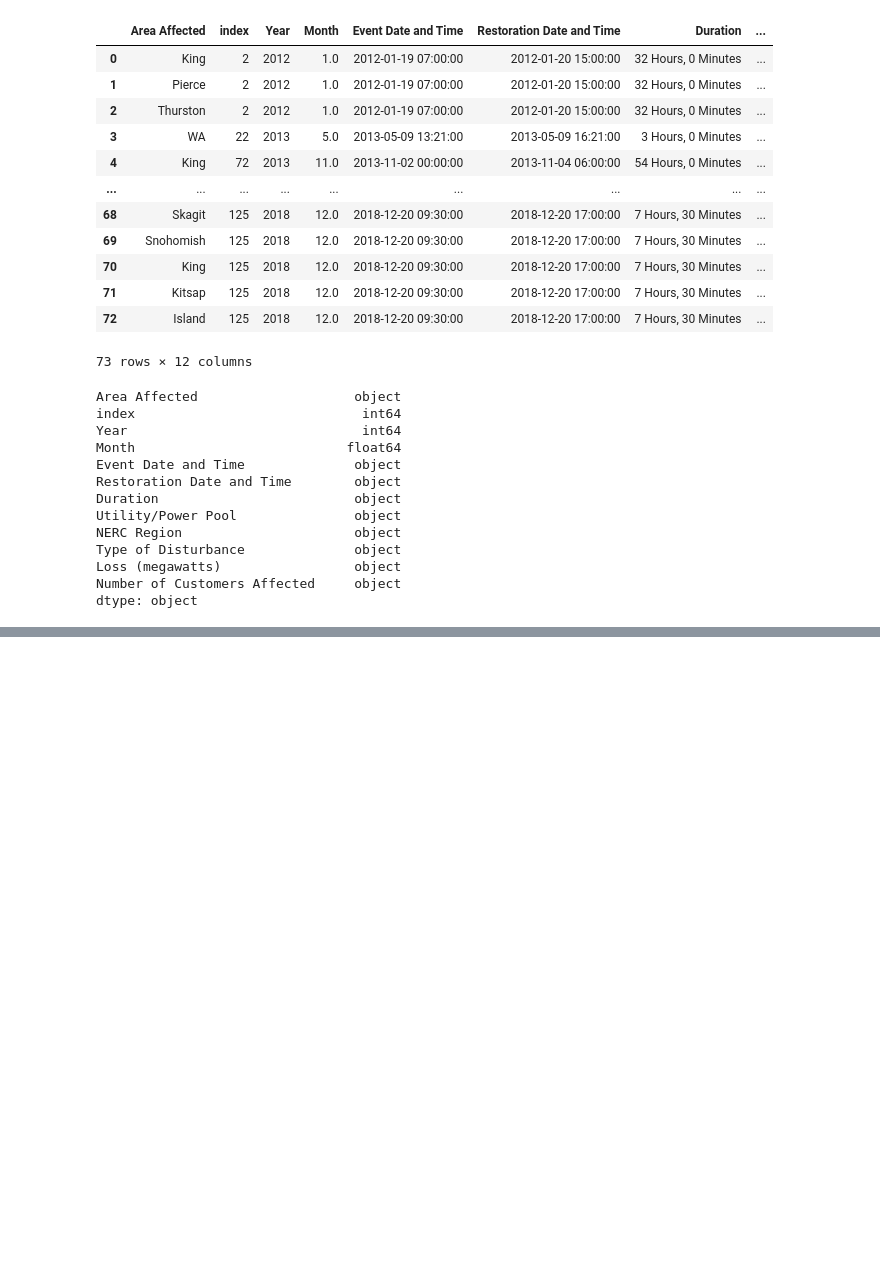
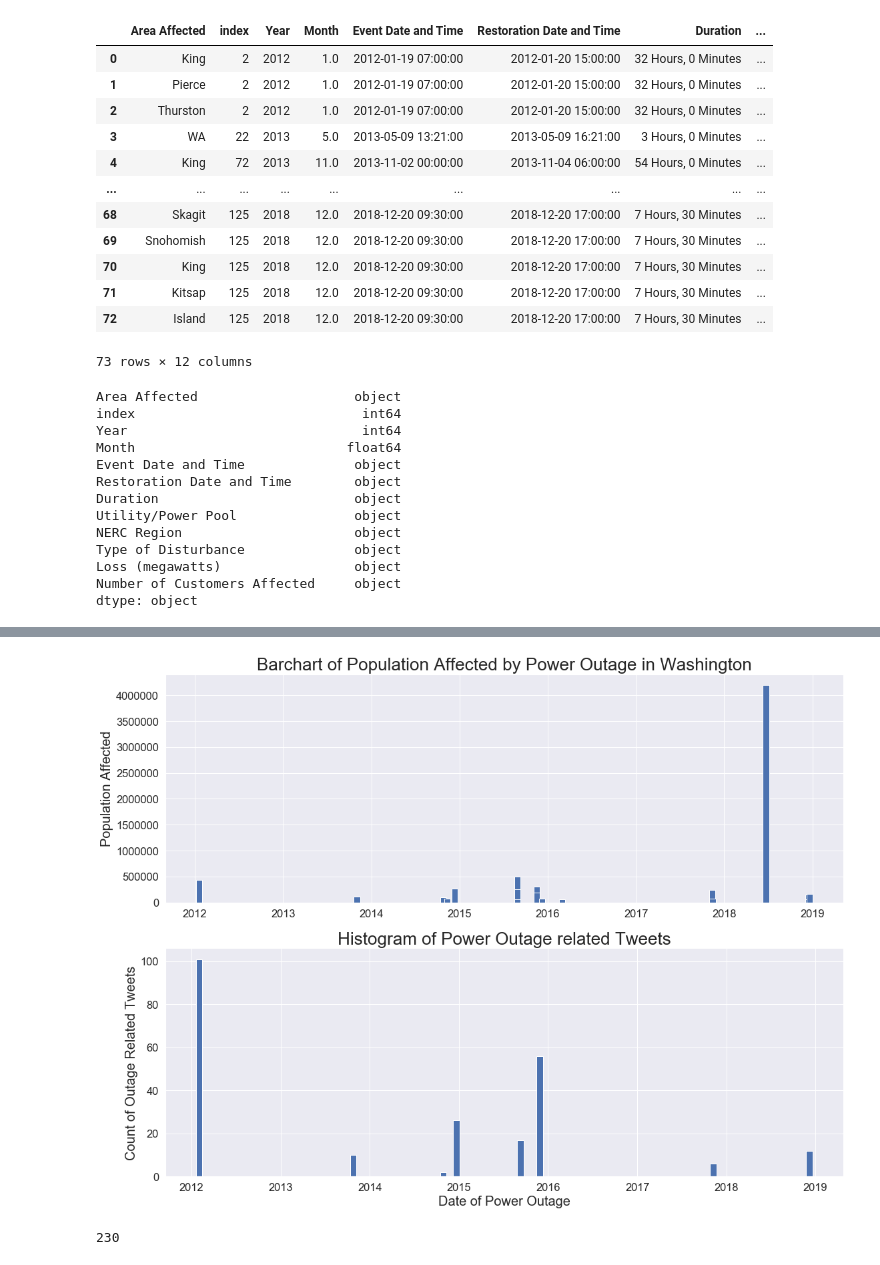
Before and after one commit to EthanHenley/power-outage-detection, a Jupyter notebook: sang/EDA.ipynb, the cells around one changed output, grey strips where cells are left out. Cells and saved outputs as stored; diff of their text form; code cells hidden in the pictures; blank space fills up the shorter version.

```diff
--- a/sang/EDA.ipynb
+++ b/sang/EDA.ipynb
@@ -58,0 +213,22 @@ dtype: object
+# %%
+plt.figure(figsize = (16,12))
+
+sns.set(font_scale = 1.5)
+
+ax1 = plt.subplot(211)
+ax1.set_title('Barchart of Population Affected by Power Outage in Washington', fontsize = 26)
+ax1.set_ylabel('Population Affected', fontsize = 20)
+
+ax1 = plt.bar(pd.to_datetime(ofp['Event Date and Time']), ofp['no_cust_aff'], width=26)
+
+ax2 = plt.subplot(212)
+ax2.set_title('Histogram of Power Outage related Tweets', fontsize = 26)
+ax2.set_ylabel('Count of Outage Related Tweets', fontsize = 20)
+ax2.set_xlabel('Date of Power Outage', fontsize = 20);
+ax2 = plt.hist(df_tweet_outage['timestamp'], bins = (12*8));
+
+plt.tight_layout()
+
+plt.savefig('PowerOutageSubPlots.png')
+# %% [output]
+[figure, added]
@@ -58,0 +247,10 @@ dtype: object
+# %%
+# Iterate through all_tweets, clean tweets and add to tweet_list
+all_tweets = df_tweet_outage['text']
+tweet_list = []
+
+for tweet in all_tweets:
+    tweet_list.append(tweets_to_tweetlist(tweet))
+len(tweet_list)
+# %% [output]
+230
```
Also changed, not shown: parts of 40 cells of this notebook, 3 other files.
